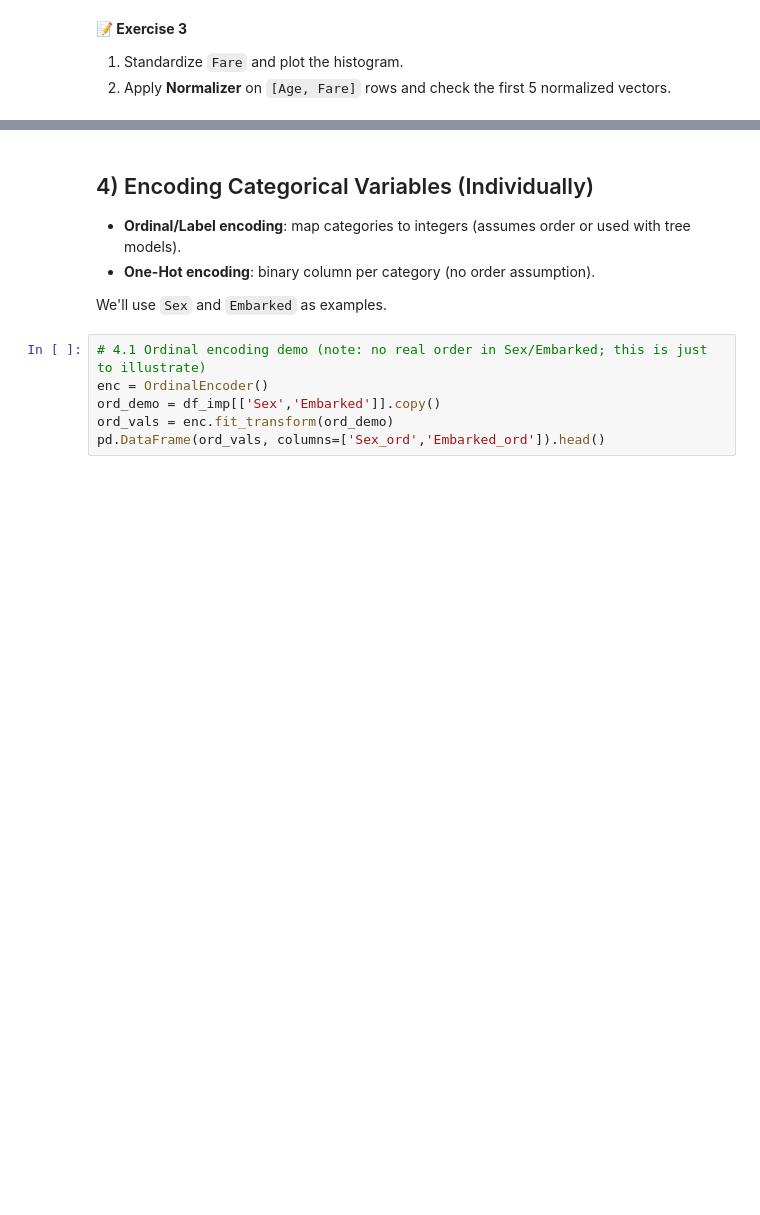
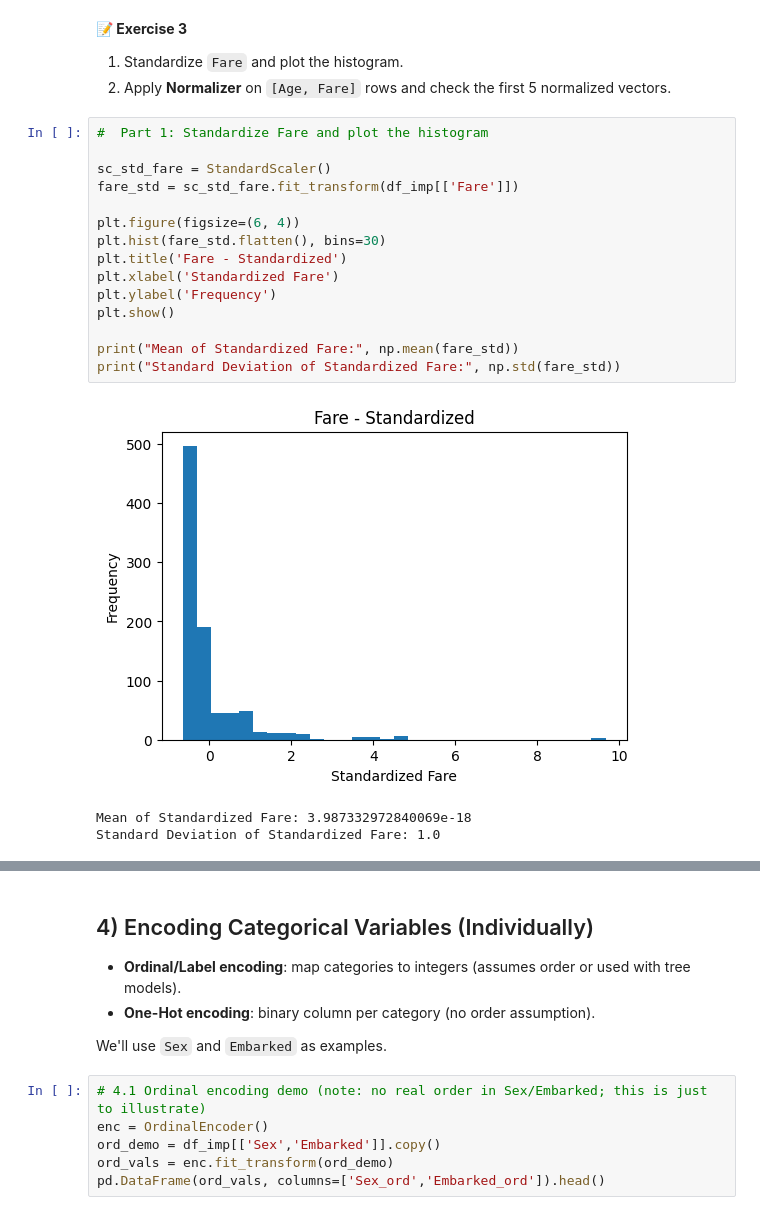
Before and after one commit to Vineelag2122/Machine-Learning, a Jupyter notebook: Feature_Engineering_PartA.ipynb, the cells around one changed output, grey strips where cells are left out. Cells and saved outputs as stored; diff of their text form; blank space fills up the shorter version.

```diff
--- a/Feature_Engineering_PartA.ipynb
+++ b/Feature_Engineering_PartA.ipynb
@@ -131,3 +257,22 @@ plt.show()
 **📝 Exercise 3**
 1) Standardize `Fare` and plot the histogram.
 2) Apply **Normalizer** on `[Age, Fare]` rows and check the first 5 normalized vectors.
+# %%
+#  Part 1: Standardize Fare and plot the histogram
+
+sc_std_fare = StandardScaler()
+fare_std = sc_std_fare.fit_transform(df_imp[['Fare']])
+
+plt.figure(figsize=(6, 4))
+plt.hist(fare_std.flatten(), bins=30)
+plt.title('Fare - Standardized')
+plt.xlabel('Standardized Fare')
+plt.ylabel('Frequency')
+plt.show()
+
+print("Mean of Standardized Fare:", np.mean(fare_std))
+print("Standard Deviation of Standardized Fare:", np.std(fare_std))
+# %% [output]
+[figure, added]
+Mean of Standardized Fare: 3.987332972840069e-18
+Standard Deviation of Standardized Fare: 1.0
```
Also changed, not shown: parts of 24 cells of this notebook.
